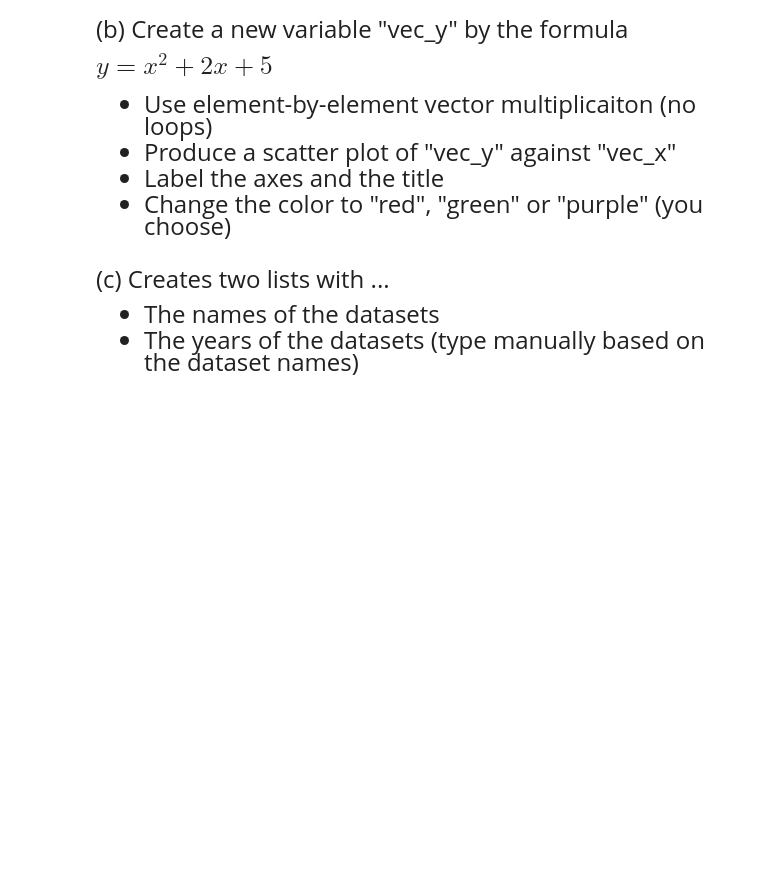
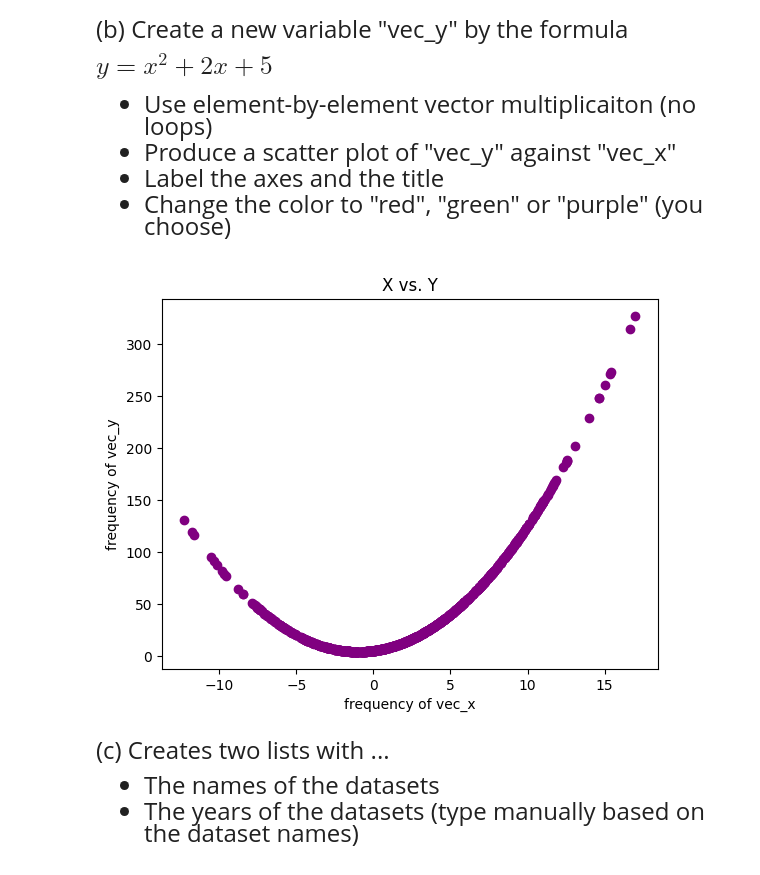
Before and after one commit to isabelcohen/emoryqtm151, a Jupyter notebook: Lecture 07/Lecture 7.ipynb, the cells around one changed output. Drawn from its saved outputs; the diff is of its cells as text; code cells hidden in the pictures; blank space fills up the shorter version.

```diff
--- a/Lecture 07/Lecture 7.ipynb
+++ b/Lecture 07/Lecture 7.ipynb
@@ -107,6 +121,15 @@ $ y = x^2 + 2x + 5$
 - Produce a scatter plot of "vec_y" against "vec_x"
 - Label the axes and the title
 - Change the color to "red", "green" or "purple" (you choose)
+# %%
+vec_y = (vec_x**2) + (2*vec_x) + 5
+plt.scatter(x = vec_x, y = vec_y, color = "purple")
+plt.xlabel("frequency of vec_x")
+plt.ylabel("frequency of vec_y")
+plt.title("X vs. Y")
+plt.show()
+# %% [output]
+[figure, added]
 # %% [markdown]
 <font size = "5">
 
```
Also changed, not shown: parts of 7 cells of this notebook, 3 other files.
